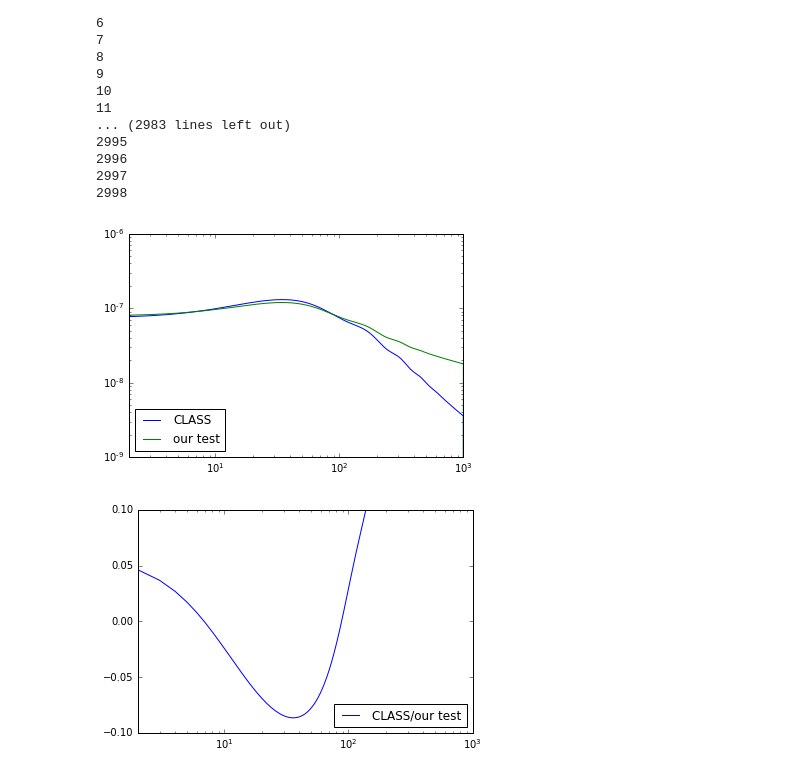
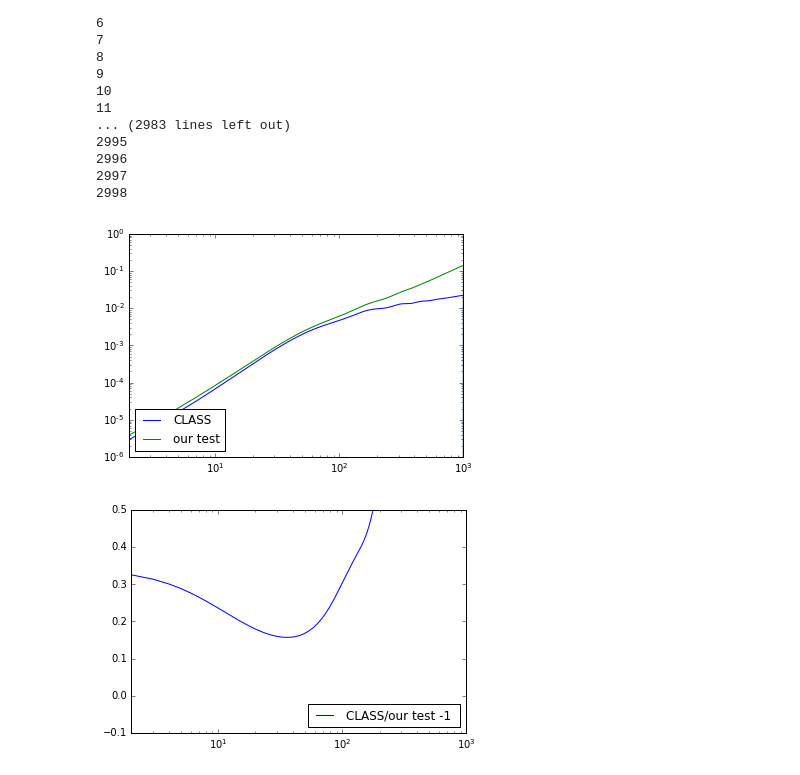
Before and after one commit to VMBoehm/BispectrumBias, a Jupyter notebook: TopHatWindowComparison.ipynb, the cells around one changed output. Drawn from its saved outputs; the diff is of its cells as text; code cells hidden in the pictures.

```diff
--- a/TopHatWindowComparison.ipynb
+++ b/TopHatWindowComparison.ipynb
@@ -35,7 +35,7 @@ print(len(zs))
 # %%
 def set_tophat(xmin,xmax):
 
-    norm = 1.#/(xmax-xmin)
+    norm = 1./(xmax-xmin)
 
     def tophat(x):
         result = np.zeros(x.shape)
@@ -148,19 +146,22 @@ plt.show()
 [figure]
 [figure]
 # %%
+window = set_tophat(min(zs),max(zs))
+chi1, chi2 = np.meshgrid(chi,chi)
+
 result =[]
 for L_ind in np.arange(0,2999):
     print(L_ind)
     LL = L[L_ind]
     matrix          = get_matrix_at_L(L_ind)
-    weighted_matrix = window(zs1)*window(zs2)*matrix/(L[L_ind]*(L[L_ind]+1.)/2./np.pi)#Cl_psidelta(chi1,zs1,L[L_ind],matrix,cosmo=data)
+    weighted_matrix = window(zs1)*data.dchidz(zs1)**(-1)*window(zs2)*data.dchidz(zs2)**(-1)*matrix#Cl_psidelta(chi1,zs1,L[L_ind],matrix,cosmo=data)
 
     res = []
     for ii in range(len(zs)):
-        res+=[np.trapz(weighted_matrix[ii],zs)]
+        res+=[np.trapz(weighted_matrix[ii],chi)]
 
 
-    result+=[np.trapz(res,zs)]
+    result+=[np.trapz(res,chi)]
 # %% [output]
 0
 1
@@ -183,20 +184,20 @@ for L_ind in np.arange(0,2999):
 plotpath = '/home/nessa/Documents/Projects/LensingBispectrum/CMB-nonlinear/CrossPostBorn/results/plots/vanessa/'
 # %%
 plt.figure()
-plt.loglog(L,corrs_tophat/(L*(L+1.))/(2.*np.pi),label='CLASS')
-plt.loglog(L,np.asarray(result)/2.,label='our test')
+plt.loglog(L,corrs_tophat,label='CLASS')
+plt.loglog(L,np.asarray(result),label='our test')
 plt.xlim(min(L),1000)
 plt.legend(loc='lower left')
-plt.savefig(plotpath+'tophat_comparison.png')
+plt.savefig(plotpath+'tophat_comparison_coarse.png')
 plt.show()
 # %% [output]
-[figure, old version]
+[figure, new version]
 # %%
 plt.figure()
-plt.semilogx(L,np.asarray(result)/2./(corrs_tophat/(L*(L+1.))/(2.*np.pi))-1,label='CLASS/our test -1 ')
+plt.semilogx(L,np.asarray(result)/(corrs_tophat)-1,label='CLASS/our test -1 ')
 plt.xlim(min(L),1000)
 plt.legend(loc='lower right')
-plt.ylim(-0.1,0.1)
-plt.savefig(plotpath+'tophat_comparison_relative.png')
+plt.ylim(-0.1,0.5)
+plt.savefig(plotpath+'tophat_comparison_coarse_relative.png')
 # %% [output]
-[figure, old version]
+[figure, new version]
```
Also changed, not shown: parts of 2 cells of this notebook, 2 other files.
